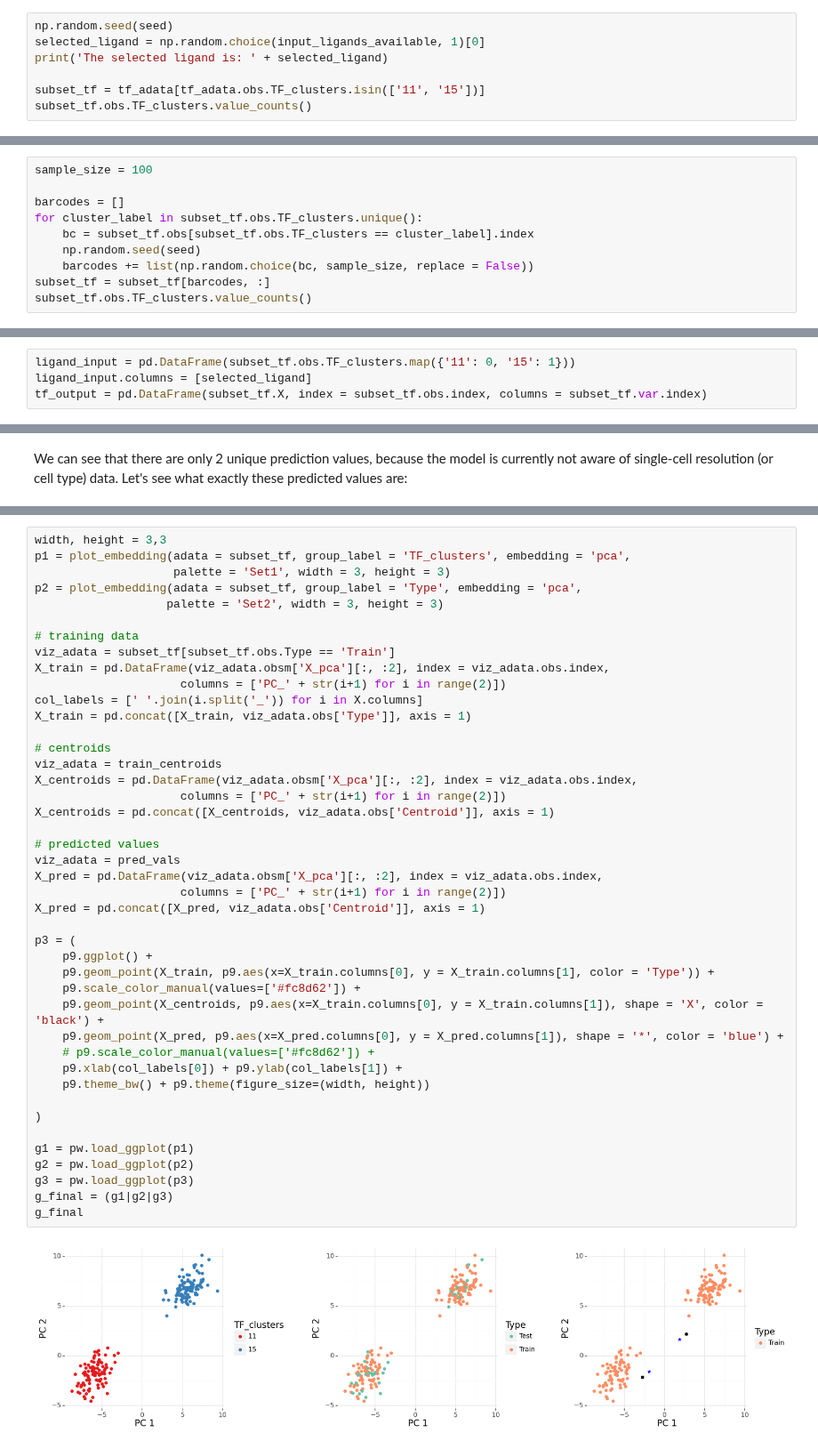
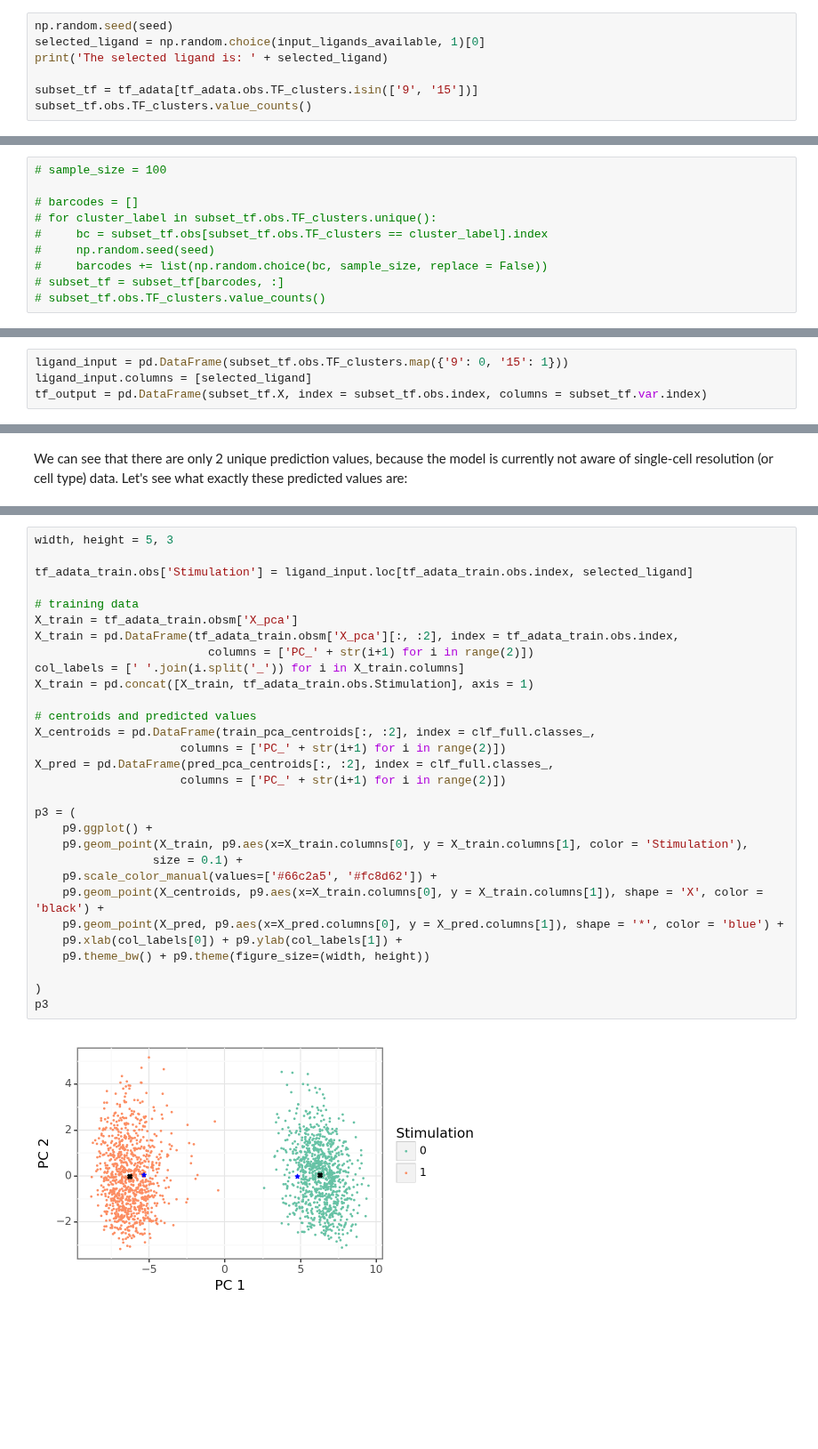
Before and after one commit to hmbaghdassarian/scLEMBAS, a Jupyter notebook: notebooks/02A_original_performance.ipynb, the cells around one changed output, grey strips where cells are left out. Shown at 89% size. Drawn from its saved outputs; the diff is of its cells as text; blank space fills up the shorter version.

```diff
--- a/notebooks/02A_original_performance.ipynb
+++ b/notebooks/02A_original_performance.ipynb
@@ -241,7 +244,7 @@ np.random.seed(seed)
 selected_ligand = np.random.choice(input_ligands_available, 1)[0]
 print('The selected ligand is: ' + selected_ligand)
 
-subset_tf = tf_adata[tf_adata.obs.TF_clusters.isin(['11', '15'])]
+subset_tf = tf_adata[tf_adata.obs.TF_clusters.isin(['9', '15'])]
 subset_tf.obs.TF_clusters.value_counts()
 # %% [output]
 The selected ligand is: Il5
@@ -264,12 +272,12 @@ To avoid any bias, let's randomly subset the larger cluster to match the size of
 # %% [markdown]
 For now, for speed, let's subset so that there are just 100 "samples" per stimulation condition:
 # %%
-sample_size = 100
+# sample_size = 100
 
-barcodes = []
-for cluster_label in subset_tf.obs.TF_clusters.unique():
-    bc = subset_tf.obs[subset_tf.obs.TF_clusters == cluster_label].index
-    np.random.seed(seed)
-    barcodes += list(np.random.choice(bc, sample_size, replace = False))
-subset_tf = subset_tf[barcodes, :]
-subset_tf.obs.TF_clusters.value_counts()
+# barcodes = []
+# for cluster_label in subset_tf.obs.TF_clusters.unique():
+#     bc = subset_tf.obs[subset_tf.obs.TF_clusters == cluster_label].index
+#     np.random.seed(seed)
+#     barcodes += list(np.random.choice(bc, sample_size, replace = False))
+# subset_tf = subset_tf[barcodes, :]
+# subset_tf.obs.TF_clusters.value_counts()
@@ -281,7 +284,7 @@ Name: count, dtype: int64
 # %% [markdown]
 Next, let's initialize the model:
 # %%
-ligand_input = pd.DataFrame(subset_tf.obs.TF_clusters.map({'11': 0, '15': 1}))
+ligand_input = pd.DataFrame(subset_tf.obs.TF_clusters.map({'9': 0, '15': 1}))
 ligand_input.columns = [selected_ligand]
 tf_output = pd.DataFrame(subset_tf.X, index = subset_tf.obs.index, columns = subset_tf.var.index)
 # %%
@@ -420,45 +476,32 @@ subset_tf.obs['Type'] = subset_tf.obs.index.map({**train_barcodes, **test_barcod
 # %%
-width, height = 3,3
-p1 = plot_embedding(adata = subset_tf, group_label = 'TF_clusters', embedding = 'pca',
-                    palette = 'Set1', width = 3, height = 3)
-p2 = plot_embedding(adata = subset_tf, group_label = 'Type', embedding = 'pca',
-                   palette = 'Set2', width = 3, height = 3)
+width, height = 5, 3
+
+tf_adata_train.obs['Stimulation'] = ligand_input.loc[tf_adata_train.obs.index, selected_ligand]
 
 # training data
-viz_adata = subset_tf[subset_tf.obs.Type == 'Train']
-X_train = pd.DataFrame(viz_adata.obsm['X_pca'][:, :2], index = viz_adata.obs.index,
+X_train = tf_adata_train.obsm['X_pca']
+X_train = pd.DataFrame(tf_adata_train.obsm['X_pca'][:, :2], index = tf_adata_train.obs.index,
+                         columns = ['PC_' + str(i+1) for i in range(2)])
+col_labels = [' '.join(i.split('_')) for i in X_train.columns]
+X_train = pd.concat([X_train, tf_adata_train.obs.Stimulation], axis = 1)
+
+# centroids and predicted values
+X_centroids = pd.DataFrame(train_pca_centroids[:, :2], index = clf_full.classes_,
                      columns = ['PC_' + str(i+1) for i in range(2)])
-col_labels = [' '.join(i.split('_')) for i in X.columns]
-X_train = pd.concat([X_train, viz_adata.obs['Type']], axis = 1)
-
-# centroids
-viz_adata = train_centroids
-X_centroids = pd.DataFrame(viz_adata.obsm['X_pca'][:, :2], index = viz_adata.obs.index,
+X_pred = pd.DataFrame(pred_pca_centroids[:, :2], index = clf_full.classes_,
                      columns = ['PC_' + str(i+1) for i in range(2)])
-X_centroids = pd.concat([X_centroids, viz_adata.obs['Centroid']], axis = 1)
-
-# predicted values
-viz_adata = pred_vals
-X_pred = pd.DataFrame(viz_adata.obsm['X_pca'][:, :2], index = viz_adata.obs.index,
-                     columns = ['PC_' + str(i+1) for i in range(2)])
-X_pred = pd.concat([X_pred, viz_adata.obs['Centroid']], axis = 1)
 
 p3 = (
     p9.ggplot() +
-    p9.geom_point(X_train, p9.aes(x=X_train.columns[0], y = X_train.columns[1], color = 'Type')) +
-    p9.scale_color_manual(values=['#fc8d62']) +
+    p9.geom_point(X_train, p9.aes(x=X_train.columns[0], y = X_train.columns[1], color = 'Stimulation'),
+                 size = 0.1) +
+    p9.scale_color_manual(values=['#66c2a5', '#fc8d62']) +
     p9.geom_point(X_centroids, p9.aes(x=X_train.columns[0], y = X_train.columns[1]), shape = 'X', color = 'black') +
     p9.geom_point(X_pred, p9.aes(x=X_pred.columns[0], y = X_pred.columns[1]), shape = '*', color = 'blue') +
-    # p9.scale_color_manual(values=['#fc8d62']) +
     p9.xlab(col_labels[0]) + p9.ylab(col_labels[1]) +
     p9.theme_bw() + p9.theme(figure_size=(width, height))
 
 )
-
-g1 = pw.load_ggplot(p1)
-g2 = pw.load_ggplot(p2)
-g3 = pw.load_ggplot(p3)
-g_final = (g1|g2|g3)
-g_final
+p3
 # %% [output]
-[figure, old version]
+[figure, new version]
```
Also changed, not shown: parts of 23 cells of this notebook, 4 other files.
